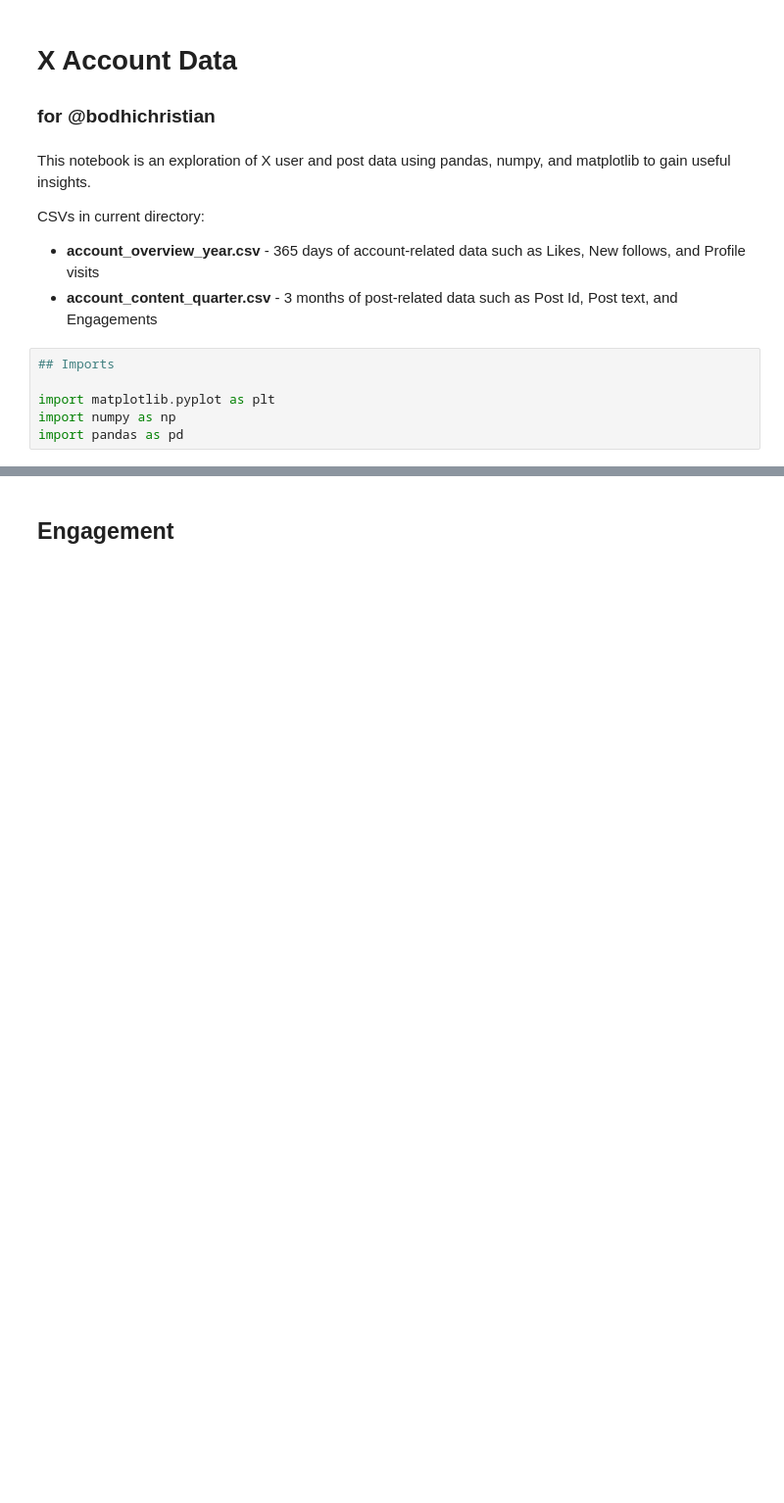
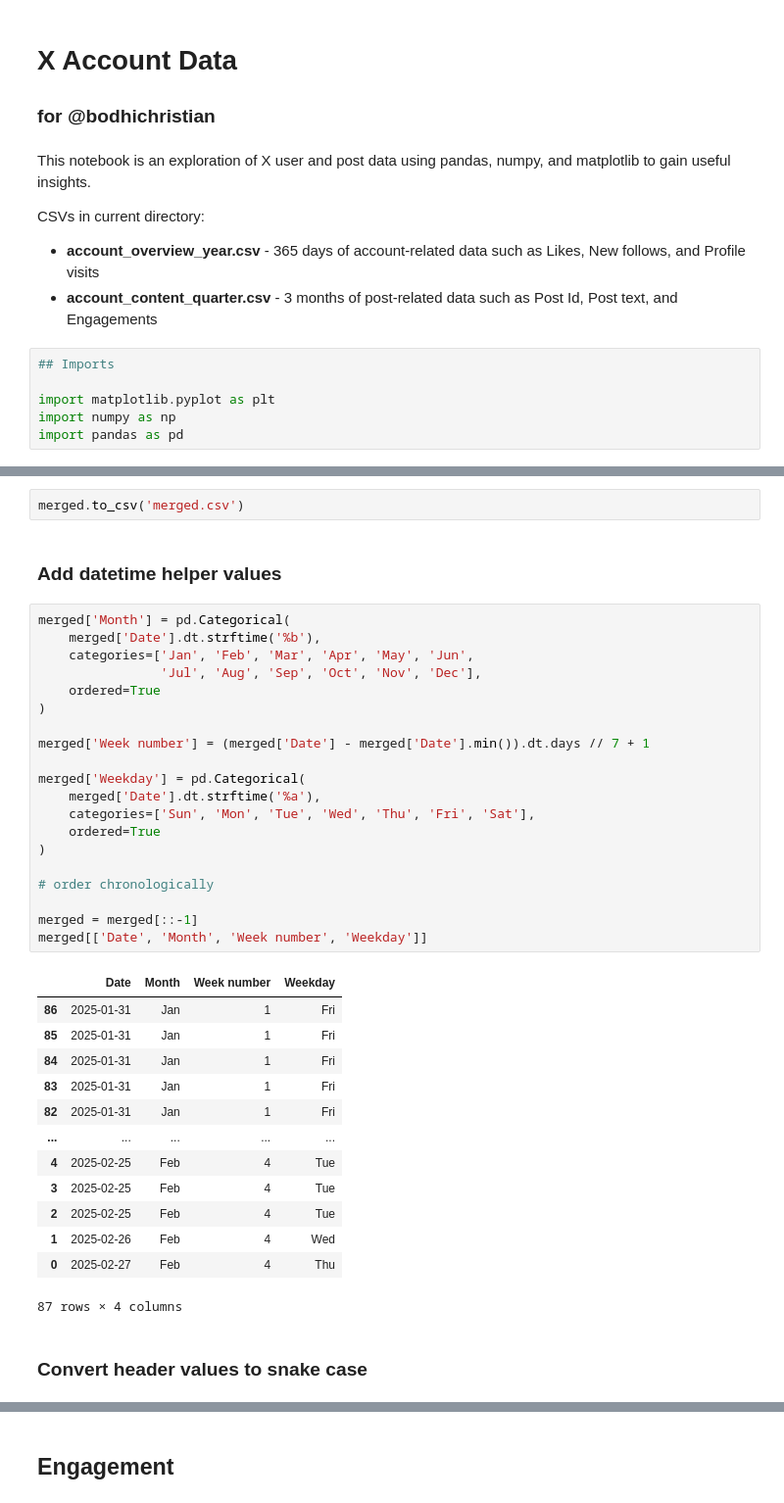
Before and after one commit to bodhichristian/python-basics, a Jupyter notebook: x_data/x_data.ipynb, the cells around one changed output, grey strips where cells are left out. Shown at 98% size. Cells and saved outputs as stored; diff of their text form; blank space fills up the shorter version.

```diff
--- a/x_data/x_data.ipynb
+++ b/x_data/x_data.ipynb
@@ -63,0 +44,40 @@ posts.head(2)
+# %%
+merged.to_csv('merged.csv')
+# %% [markdown]
+### Add datetime helper values
+# %%
+merged['Month'] = pd.Categorical(
+    merged['Date'].dt.strftime('%b'),
+    categories=['Jan', 'Feb', 'Mar', 'Apr', 'May', 'Jun',
+                'Jul', 'Aug', 'Sep', 'Oct', 'Nov', 'Dec'],
+    ordered=True
+)
+
+merged['Week number'] = (merged['Date'] - merged['Date'].min()).dt.days // 7 + 1
+
+merged['Weekday'] = pd.Categorical(
+    merged['Date'].dt.strftime('%a'),
+    categories=['Sun', 'Mon', 'Tue', 'Wed', 'Thu', 'Fri', 'Sat'],
+    ordered=True
+)
+
+# order chronologically
+
+merged = merged[::-1]
+merged[['Date', 'Month', 'Week number', 'Weekday']]
+# %% [output]
+|  | Date | Month | Week number | Weekday |
+| 86 | 2025-01-31 | Jan | 1 | Fri |
+| 85 | 2025-01-31 | Jan | 1 | Fri |
+| 84 | 2025-01-31 | Jan | 1 | Fri |
+| 83 | 2025-01-31 | Jan | 1 | Fri |
+| 82 | 2025-01-31 | Jan | 1 | Fri |
+| ... | ... | ... | ... | ... |
+| 4 | 2025-02-25 | Feb | 4 | Tue |
+| 3 | 2025-02-25 | Feb | 4 | Tue |
+| 2 | 2025-02-25 | Feb | 4 | Tue |
+| 1 | 2025-02-26 | Feb | 4 | Wed |
+| 0 | 2025-02-27 | Feb | 4 | Thu |
+87 rows × 4 columns
+# %% [markdown]
+### Convert header values to snake case
```
Also changed, not shown: parts of 40 cells of this notebook, 1 other file.
